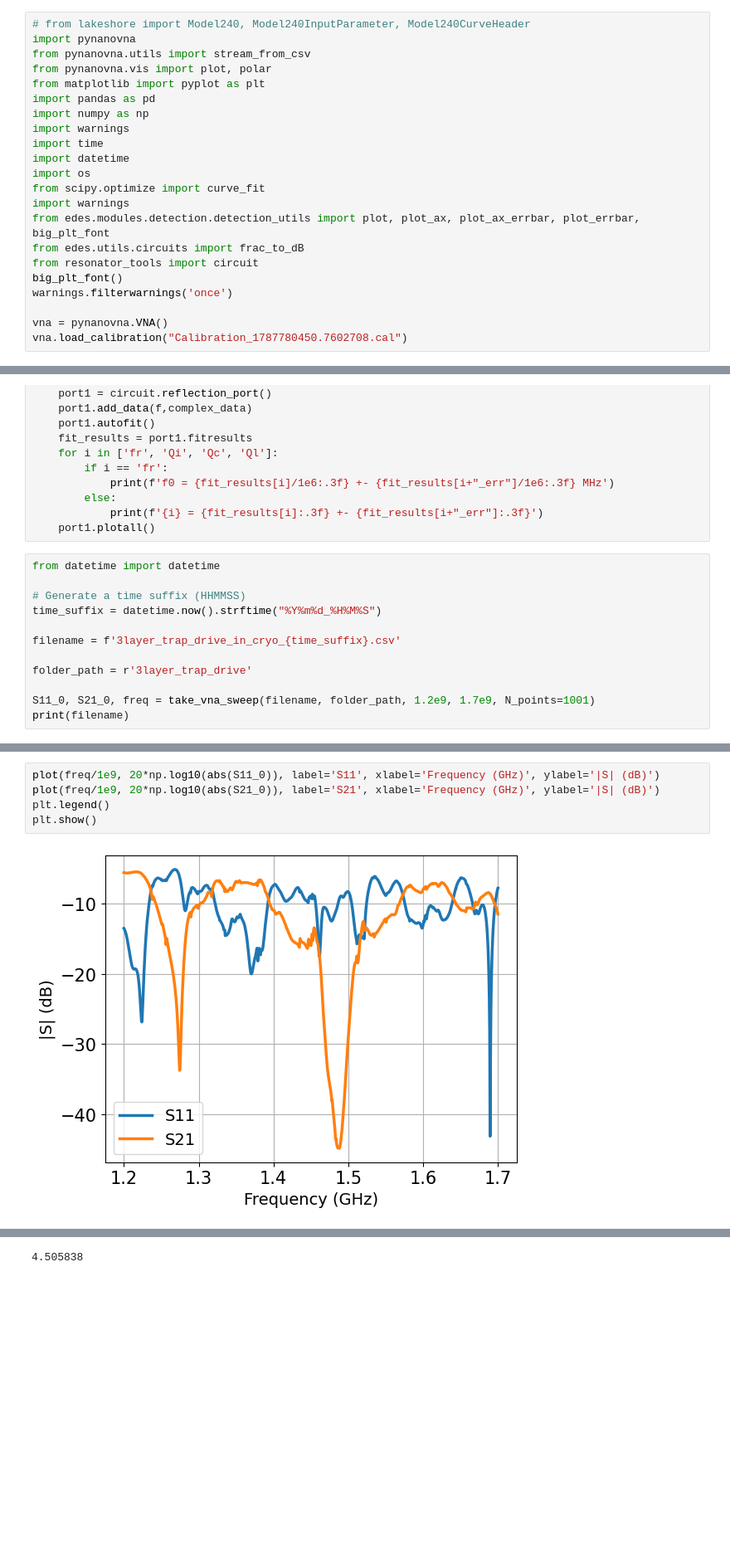
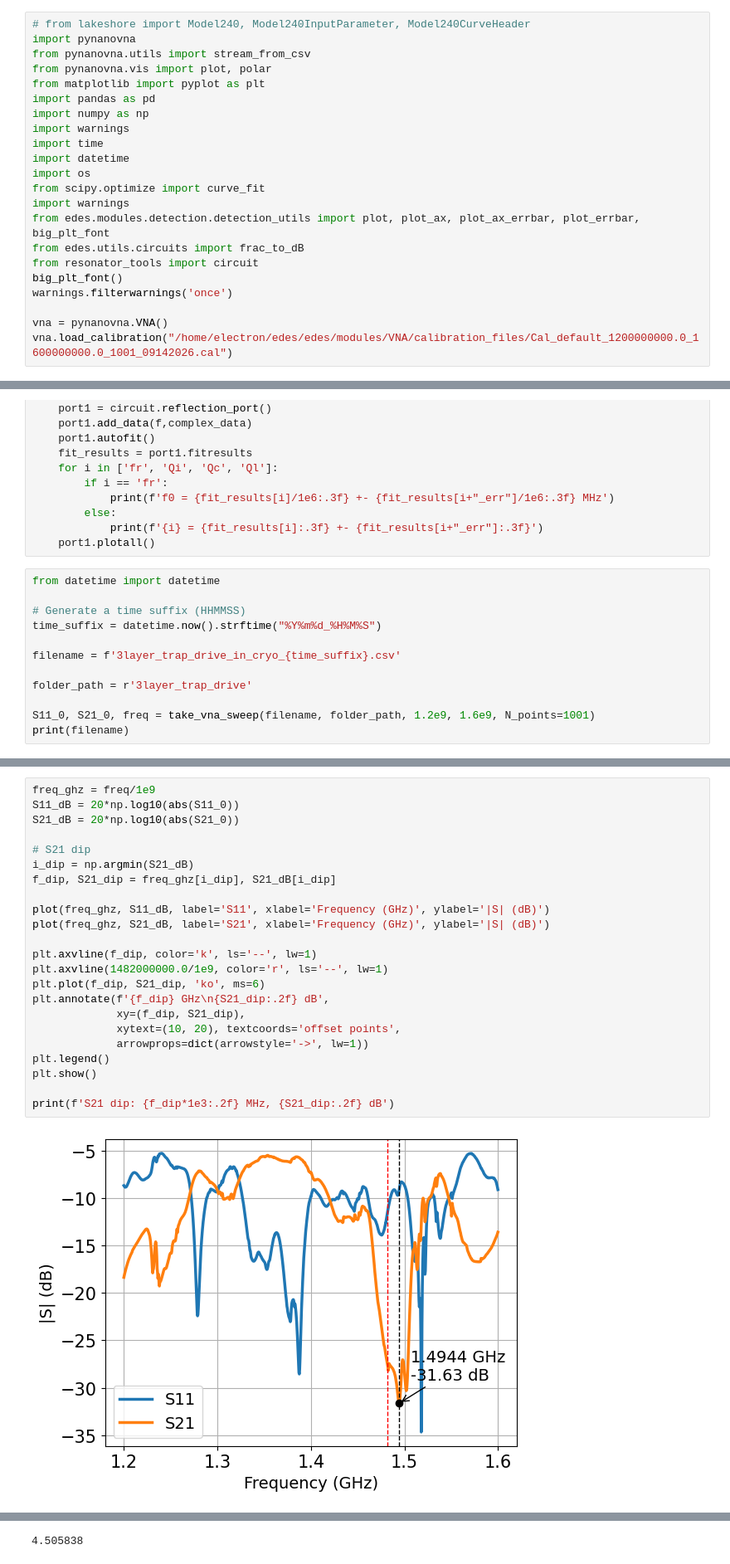
Before and after one commit to Andris-Huang/edes, a Jupyter notebook: edes/modules/VNA/3layer-trap-Sparam-06222026.ipynb, the cells around one changed output, grey strips where cells are left out. Shown at 83% size. Drawn from its saved outputs; the diff is of its cells as text; blank space fills up the shorter version.

```diff
--- a/edes/modules/VNA/3layer-trap-Sparam-06222026.ipynb
+++ b/edes/modules/VNA/3layer-trap-Sparam-06222026.ipynb
@@ -19,5 +19,5 @@ big_plt_font()
 warnings.filterwarnings('once')
 
 vna = pynanovna.VNA()
-vna.load_calibration("Calibration_1787780450.7602708.cal")
+vna.load_calibration("/home/electron/edes/edes/modules/VNA/calibration_files/Cal_default_1200000000.0_1600000000.0_1001_09142026.cal")
 # %% [output]
@@ -319,6 +319,6 @@ filename = f'3layer_trap_drive_in_cryo_{time_suffix}.csv'
 
 folder_path = r'3layer_trap_drive'
 
-S11_0, S21_0, freq = take_vna_sweep(filename, folder_path, 1.2e9, 1.7e9, N_points=1001)
+S11_0, S21_0, freq = take_vna_sweep(filename, folder_path, 1.2e9, 1.6e9, N_points=1001)
 print(filename)
 # %% [output]
@@ -336,7 +336,25 @@ print(filename)
 # %%
-plot(freq/1e9, 20*np.log10(abs(S11_0)), label='S11', xlabel='Frequency (GHz)', ylabel='|S| (dB)')
-plot(freq/1e9, 20*np.log10(abs(S21_0)), label='S21', xlabel='Frequency (GHz)', ylabel='|S| (dB)')
+freq_ghz = freq/1e9
+S11_dB = 20*np.log10(abs(S11_0))
+S21_dB = 20*np.log10(abs(S21_0))
+
+# S21 dip
+i_dip = np.argmin(S21_dB)
+f_dip, S21_dip = freq_ghz[i_dip], S21_dB[i_dip]
+
+plot(freq_ghz, S11_dB, label='S11', xlabel='Frequency (GHz)', ylabel='|S| (dB)')
+plot(freq_ghz, S21_dB, label='S21', xlabel='Frequency (GHz)', ylabel='|S| (dB)')
+
+plt.axvline(f_dip, color='k', ls='--', lw=1)
+plt.axvline(1482000000.0/1e9, color='r', ls='--', lw=1)
+plt.plot(f_dip, S21_dip, 'ko', ms=6)
+plt.annotate(f'{f_dip} GHz\n{S21_dip:.2f} dB',
+             xy=(f_dip, S21_dip),
+             xytext=(10, 20), textcoords='offset points',
+             arrowprops=dict(arrowstyle='->', lw=1))
 plt.legend()
 plt.show()
+
+print(f'S21 dip: {f_dip*1e3:.2f} MHz, {S21_dip:.2f} dB')
 # %% [output]
-[figure, old version]
+[figure, new version]
```
Also changed, not shown: parts of 3 cells of this notebook, 22 other files.
